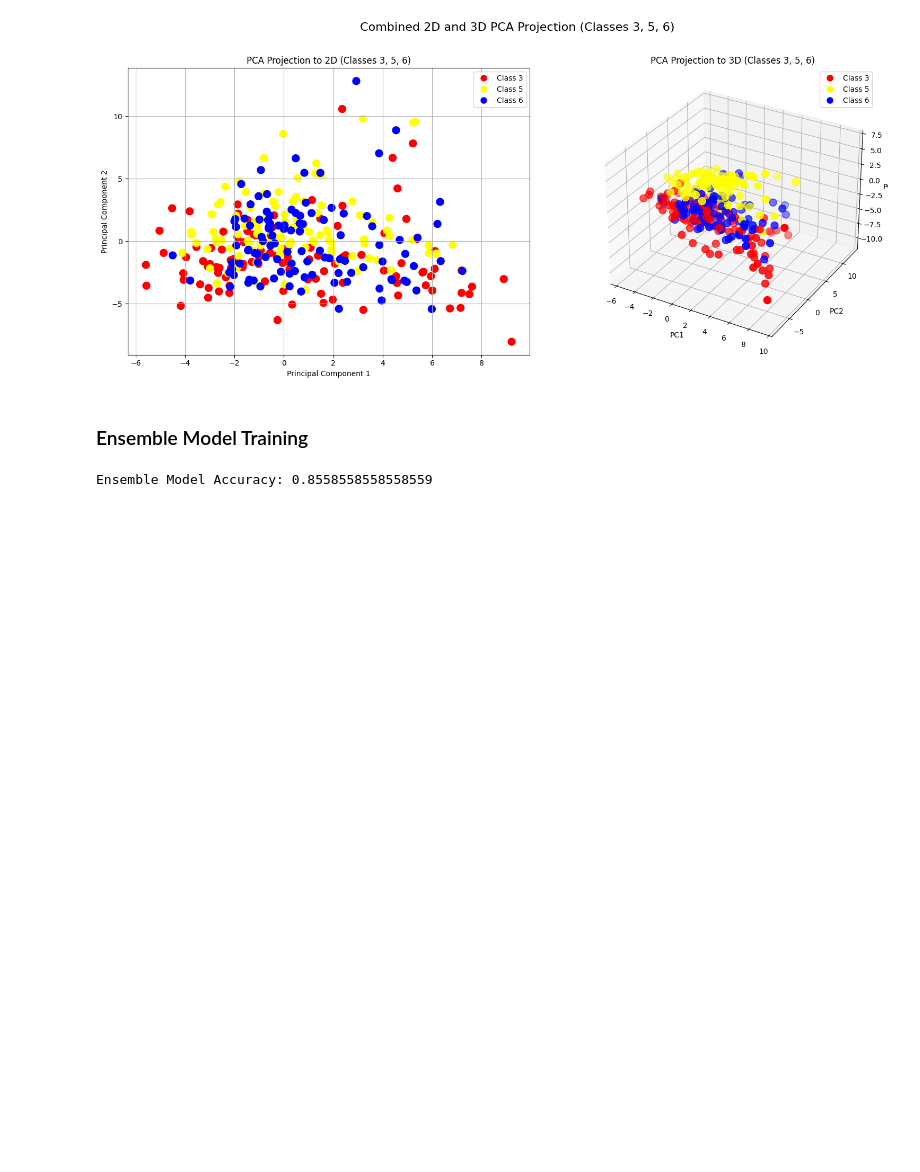
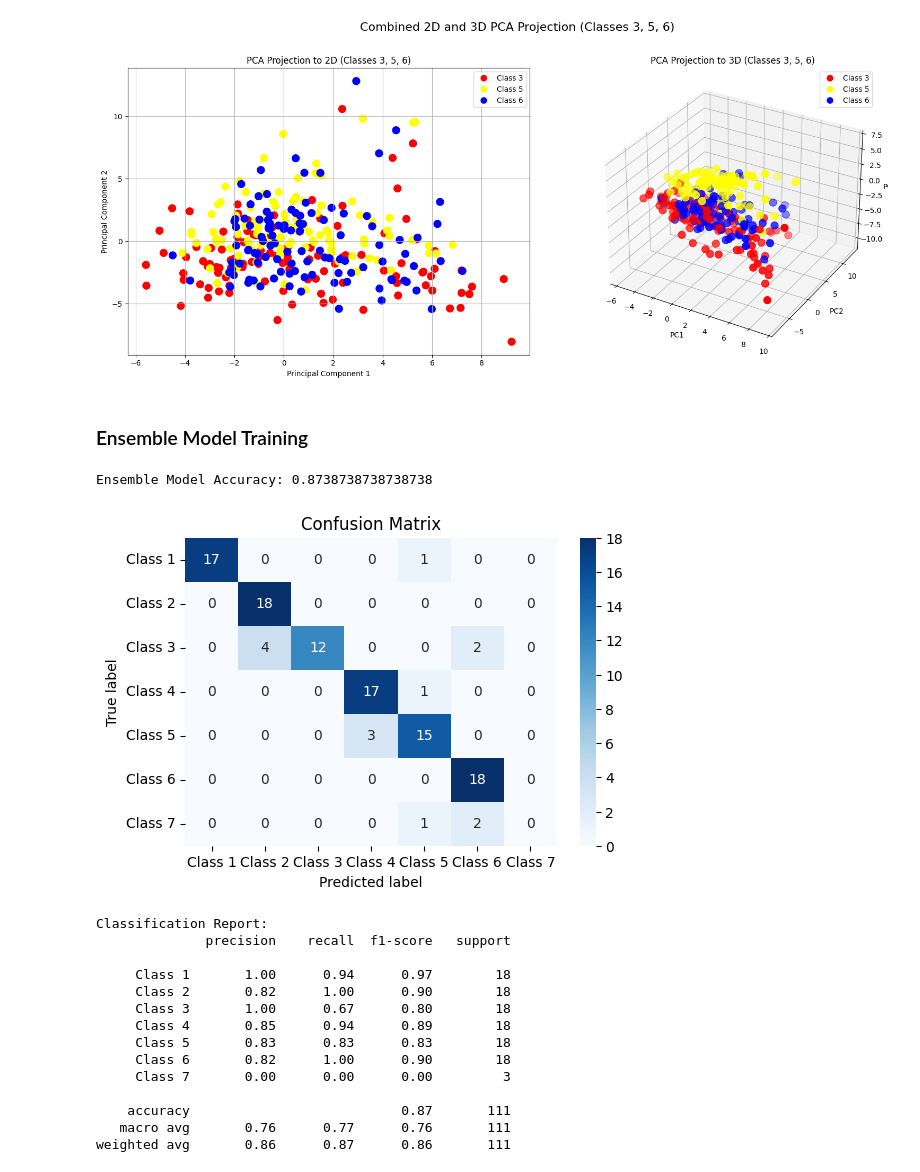
Before and after one commit to omkarpatil06/s-s_emg, a Jupyter notebook: emg.ipynb, the cells around one changed output. Cells and saved outputs as stored; diff of their text form; code cells hidden in the pictures; blank space fills up the shorter version.

```diff
--- a/emg.ipynb
+++ b/emg.ipynb
@@ -561,4 +537,6 @@ Accuracies with Default Model: [0.8018018018018018, 0.7567567567567568, 0.225225
 [figure]
 # %% [markdown]
 ### Neural Network Analysis
+# %%
+run_cnn = False
 # %%
@@ -652,36 +591,0 @@ Test Accuracy: 18.92%
-# %%
-from tensorflow.keras import models
-
-def create_cnn_model(input_shape):
-    model = models.Sequential()
-    model.add(layers.Conv2D(32, (3, 3), activation='relu', input_shape=input_shape))
-    model.add(layers.BatchNormalization())
-    model.add(layers.MaxPooling2D((2, 2)))
-    model.add(layers.Dropout(0.25))
-
-    model.add(layers.Conv2D(64, (3, 3), activation='relu'))
-    model.add(layers.BatchNormalization())
-    model.add(layers.MaxPooling2D((2, 2)))
-    model.add(layers.Dropout(0.25))
-
-    model.add(layers.Conv2D(128, (3, 3), activation='relu'))
-    model.add(layers.BatchNormalization())
-    model.add(layers.MaxPooling2D((2, 2)))
-    model.add(layers.Dropout(0.25))
-
-    model.add(layers.Flatten())
-    model.add(layers.Dense(128, activation='relu'))
-    model.add(layers.BatchNormalization())
-    model.add(layers.Dropout(0.5))
-
-    model.add(layers.Dense(7, activation='softmax'))
-    return model
-
-input_shape = (128, 64, 8)
-model = create_cnn_model(input_shape)
-model.compile(optimizer='adam', loss='categorical_crossentropy', metrics=['accuracy'])
-model.summary()
-
-history = model.fit(X_cnn_train, y_oh_cnn_train, epochs=50, batch_size=32)
-test_loss, test_accuracy = model.evaluate(X_cnn_test, y_oh_cnn_test)
-print(f"Test Accuracy: {test_accuracy * 100:.2f}%")
@@ -966,13 +850,30 @@ svc = SVC(probability=True, C=10, kernel='rbf', gamma=0.001, shrinking=True, tol
 custom_weights = {0: 1.0, 1: 1.0, 2: 15.0, 3: 1.0, 4: 5.0, 5: 1.0, 6: 1.0}
 rf = RandomForestClassifier(bootstrap=True, n_estimators=300, criterion='entropy', class_weight=custom_weights, ccp_alpha=0.0, max_depth=10, max_features='log2', min_samples_leaf=1, min_samples_split=2, random_state=42)
 
-stump = DecisionTreeClassifier(criterion='entropy', class_weight=None, ccp_alpha=0.0, max_depth=10, min_samples_leaf=2, max_features=None, max_leaf_nodes=None, min_samples_split=5, random_state=42)
-ada_boost = AdaBoostClassifier(estimator=stump, n_estimators=150, learning_rate=0.1, random_state=42)
+xgb = XGBClassifier(n_estimators=200, colsample_bytree=0.8, gamma=0, learning_rate=0.01, max_depth=10, min_child_weight=1, reg_alpha=0.1, reg_lambda=2, subsample=0.6, random_state=42)
 
-ensemble_model = VotingClassifier(estimators=[('svc', svc), ('rf', rf), ('gboost', ada_boost)], voting='hard')
+ensemble_model = VotingClassifier(estimators=[('svc', svc), ('rf', rf), ('xgb', xgb)], voting='hard')
 ensemble_model.fit(X_train, y_train)
 y_pred = ensemble_model.predict(X_test)
 accuracy = accuracy_score(y_test, y_pred)
 print("Ensemble Model Accuracy:", accuracy)
 # %% [output]
-Ensemble Model Accuracy: 0.8558558558558559
+Ensemble Model Accuracy: 0.8738738738738738
+# %%
+visualize_classification_metrics(ensemble_model, X_test, y_test, ['Class 1', 'Class 2', 'Class 3', 'Class 4', 'Class 5', 'Class 6', 'Class 7'])
+# %% [output]
+[figure, added]
+Classification Report:
+              precision    recall  f1-score   support
+
+     Class 1       1.00      0.94      0.97        18
+     Class 2       0.82      1.00      0.90        18
+     Class 3       1.00      0.67      0.80        18
+     Class 4       0.85      0.94      0.89        18
+     Class 5       0.83      0.83      0.83        18
+     Class 6       0.82      1.00      0.90        18
+     Class 7       0.00      0.00      0.00         3
+
+    accuracy                           0.87       111
+   macro avg       0.76      0.77      0.76       111
+weighted avg       0.86      0.87      0.86       111
```
Also changed, not shown: parts of 7 cells of this notebook, 1 other file.
